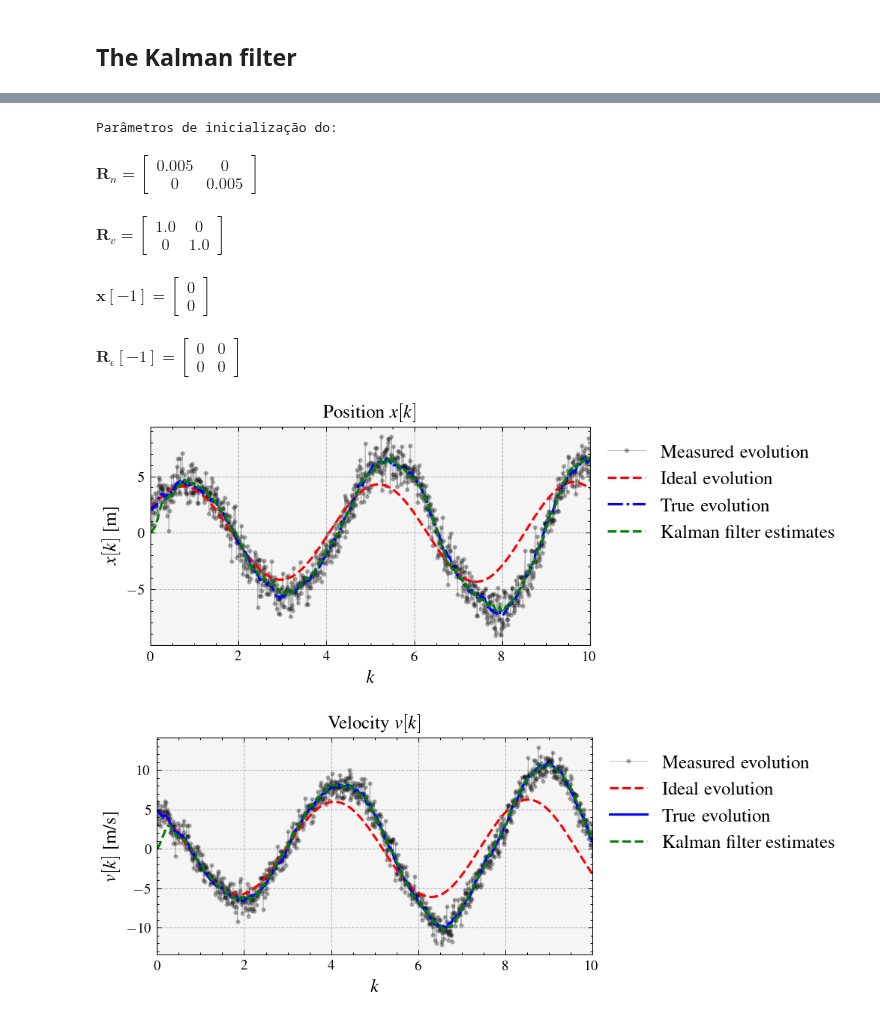
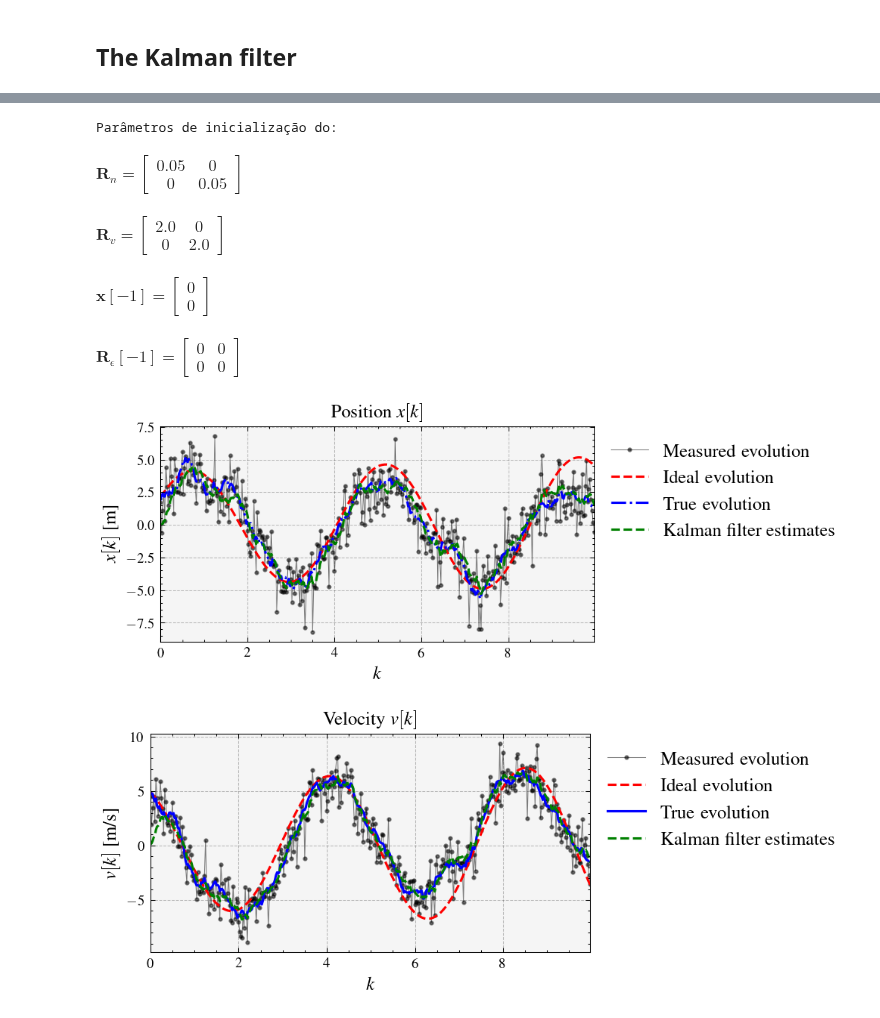
Before and after one commit to edsonportosilva/AdaptiveSignalProcessing, a Jupyter notebook: notebooks/7. Kalman filters.ipynb, the cells around one changed output, grey strips where cells are left out. Cells and saved outputs as stored; diff of their text form; code cells hidden in the pictures.

```diff
--- a/notebooks/7. Kalman filters.ipynb
+++ b/notebooks/7. Kalman filters.ipynb
@@ -162,31 +162,31 @@ def simulate_mass_spring(dt, total_time, x_init, k, m, σ2):
 np.random.seed(seed=123)  # fixing the seed to get reproducible results
 
 # Define parameters
-dt = 0.01              # Time step in seconds
+dt = 0.025              # Time step in seconds
 total_time = 10.0      # Total simulation time in seconds
 x_init = np.array([[2.0], [5]])    # Initial position (1 meter) and initial velocity (0 m/s)
 k = 2.0                # Spring constant (N/m)
 m = 1.0                # Mass (kg)
 
 # process noise
-σ2_n = 0.005
+σ2_n = 0.05
 
 # measurement noise
-x_var = 1
-dxdt_var = 0.025
+σ2_v = 2
 
 # Simulate the mass-spring system
 x, A = simulate_mass_spring(dt, total_time, x_init, k, m, σ2_n)
 x_noiseLess, A = simulate_mass_spring(dt, total_time, x_init, k, m, 0)
 
-x_meas = x + np.random.normal(0, np.sqrt(x_var), x.shape[1])
+x_meas = x + np.random.normal(0, np.sqrt(σ2_v), x.shape[1])
 t = np.arange(0, total_time, dt)
 
 plt.figure(1)
+plt.title('Position $x[k]$')
 plt.plot(t, x_meas[0],'-o',linewidth=0.5,alpha=0.25,label='Measured evolution')
 plt.plot(t, x_noiseLess[0],linewidth=1.5,label='Ideal evolution')
-plt.plot(t, x[0],linewidth=1.5,label='True evolution')
-plt.xlim(0,10)
+plt.plot(t, x[0],'-',linewidth=1.5,label='True evolution')
+plt.xlim(0,np.max(t))
 plt.legend()
 plt.grid()
 plt.ylabel('$x[k]$ [m]')
@@ -199,7 +199,7 @@ plt.title('Velocity $v[k]$')
 plt.plot(t, x_meas[1,:],'-o',alpha=0.25, label='Measured evolution')
 plt.plot(t, x_noiseLess[1,:],'--', linewidth=1.5,label='Ideal evolution')
 plt.plot(t, x[1,:],'-', linewidth=1.5, label='True evolution')
-plt.xlim(0,10)
+plt.xlim(0,np.max(t))
 plt.ylabel('$v[k]$ [m/s]')
 plt.xlabel('$k$')
 plt.legend(bbox_to_anchor=(1, 1))
@@ -230,7 +230,7 @@ print('Parâmetros de inicialização do:')
 Rn = σ2_n*np.eye(x_init.shape[0])
 symdisp('\\boldsymbol{R}_n =', sp.Matrix(Rn))
 
-Rv = x_var * np.eye(len(x_init))
+Rv = σ2_v * np.eye(len(x_init))
 symdisp('\\boldsymbol{R}_v =', sp.Matrix(Rv))
 
 x_init = np.array([[0.0], [0.0]])
@@ -240,37 +240,37 @@ Re_posterior_init = x_init@x_init.T
 symdisp('\\boldsymbol{R}_{\\epsilon}[-1] =', sp.Matrix(Re_posterior_init))
 # %% [output]
 Parâmetros de inicialização do:
-$\displaystyle \boldsymbol{R}_n =\left[\begin{matrix}0.005 & 0\\0 & 0.005\end{matrix}\right]\;\mathrm{ }$
+$\displaystyle \boldsymbol{R}_n =\left[\begin{matrix}0.05 & 0\\0 & 0.05\end{matrix}\right]\;\mathrm{ }$
-$\displaystyle \boldsymbol{R}_v =\left[\begin{matrix}1.0 & 0\\0 & 1.0\end{matrix}\right]\;\mathrm{ }$
+$\displaystyle \boldsymbol{R}_v =\left[\begin{matrix}2.0 & 0\\0 & 2.0\end{matrix}\right]\;\mathrm{ }$
 $\displaystyle \boldsymbol{x}[-1] =\left[\begin{matrix}0\\0\end{matrix}\right]\;\mathrm{ }$
 $\displaystyle \boldsymbol{R}_{\epsilon}[-1] =\left[\begin{matrix}0 & 0\\0 & 0\end{matrix}\right]\;\mathrm{ }$
 # %%
 # Run Kalman filter algorithm
 x_kalman = kalman_filter(A, C, Rn, Rv, x_init, x_meas)
 
 plt.figure(1)
 plt.title('Position $x[k]$')
-plt.plot(t, x_meas[0,:],'-o',alpha=0.25, label='Measured evolution')
+plt.plot(t, x_meas[0,:],'-o',alpha=0.50, label='Measured evolution')
 plt.plot(t, x_noiseLess[0,:],'--', linewidth=1.5,label='Ideal evolution')
 plt.plot(t, x[0,:],'-.', linewidth=1.5, label='True evolution')
 plt.plot(t, x_kalman[0,:],'--',linewidth=1.5,label='Kalman filter estimates')
-plt.xlim(0,10)
+plt.xlim(0,np.max(t))
 plt.ylabel('$x[k]$ [m]')
 plt.xlabel('$k$')
 plt.legend(bbox_to_anchor=(1, 1))
 plt.grid();
 
 plt.figure(2)
 plt.title('Velocity $v[k]$')
-plt.plot(t, x_meas[1,:],'-o',alpha=0.25, label='Measured evolution')
+plt.plot(t, x_meas[1,:],'-o',alpha=0.50, label='Measured evolution')
 plt.plot(t, x_noiseLess[1,:],'--', linewidth=1.5,label='Ideal evolution')
 plt.plot(t, x[1,:],'-', linewidth=1.5, label='True evolution')
 plt.plot(t, x_kalman[1,:],'--',linewidth=1.5,label='Kalman filter estimates')
-plt.xlim(0,10)
+plt.xlim(0,np.max(t))
 plt.ylabel('$v[k]$ [m/s]')
 plt.xlabel('$k$')
 plt.legend(bbox_to_anchor=(1, 1))
 plt.grid();
 # %% [output]
-[figure, old version]
+[figure, new version]
-[figure, old version]
+[figure, new version]
```
Also changed, not shown: parts of 3 cells of this notebook.
